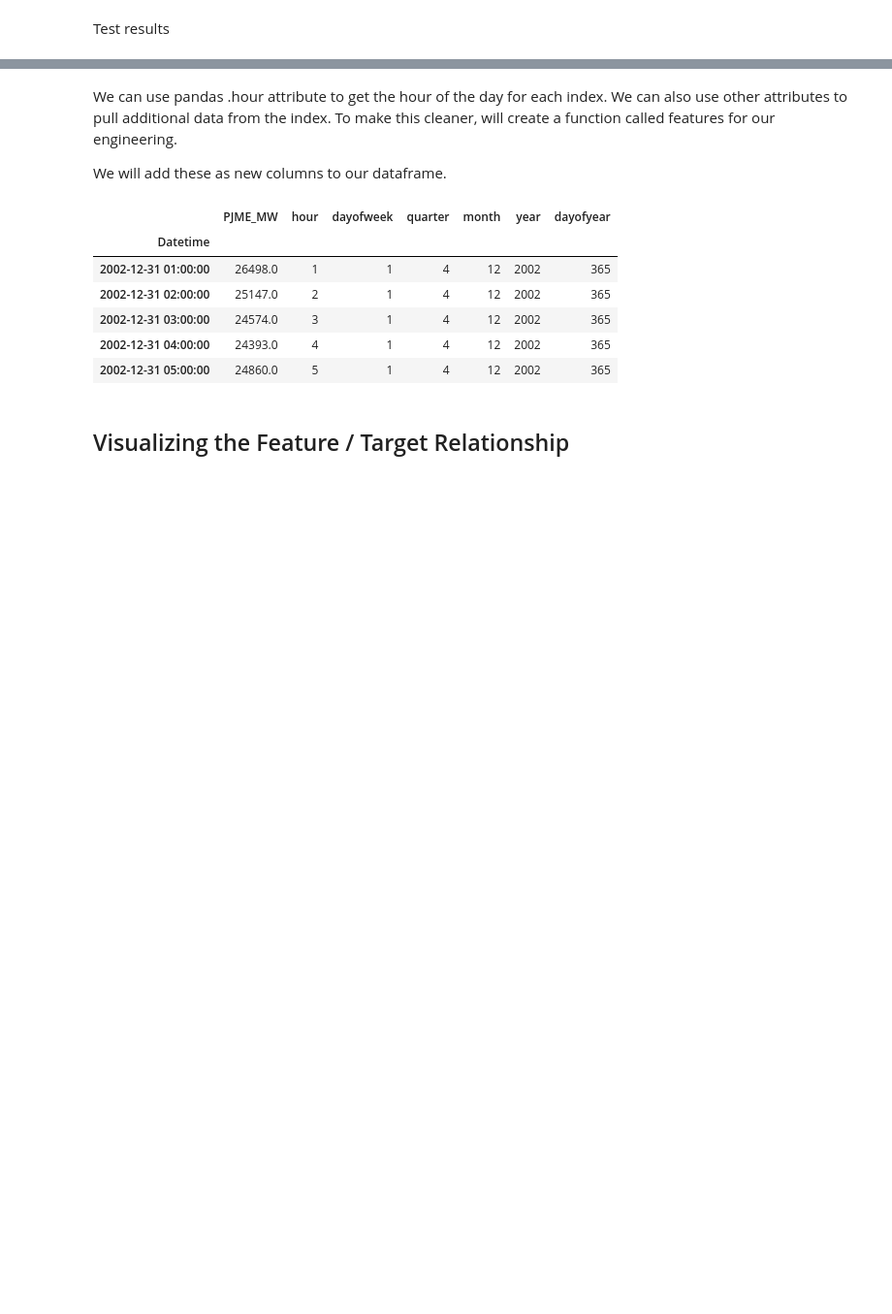
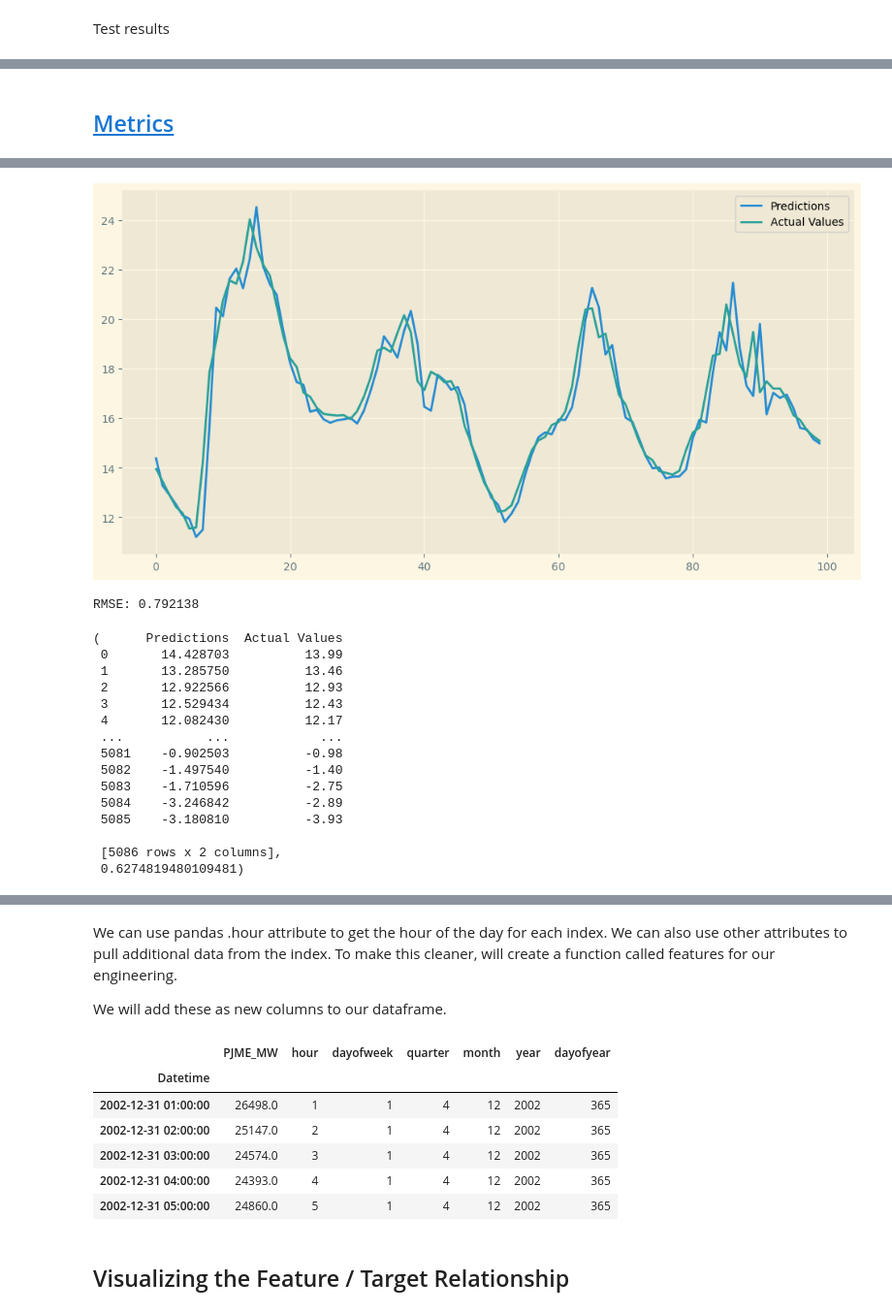
Before and after one commit to analyticsbyted/LSTM_weatherForecast, a Jupyter notebook: weatherForecast.ipynb, the cells around one changed output, grey strips where cells are left out. Shown at 97% size. Drawn from its saved outputs; the diff is of its cells as text; code cells hidden in the pictures; blank space fills up the shorter version.

```diff
--- a/weatherForecast.ipynb
+++ b/weatherForecast.ipynb
@@ -364,0 +352,13 @@ plt.plot(test_results['Actual Values'], 'r')
+# %% [markdown]
+## <a id='toc1_4_'></a>[Metrics](#toc0_)
+# %%
+from sklearn.metrics import mean_squared_error as mse
+
+def plot_predictions1(model, X, y, start=0, end=100):
+    """Plot the predictions of a given model on a given dataset"""
+    preds = model.predict(X).flatten()
+    df = pd.DataFrame(data={'Predictions': preds, 'Actual Values': y})
+    df[start:end].plot(figsize=(12, 6))
+    plt.show()
+    print(f"RMSE: {mse(y, preds, squared=False):4f}")
+    return df, mse(y, preds)
@@ -364,0 +382,3 @@ plt.plot(test_results['Actual Values'], 'r')
+# %%
+plot_predictions1(model1, X_test, y_test, start=0, end=100)
+# %% [output]
@@ -364,0 +386,17 @@ plt.plot(test_results['Actual Values'], 'r')
+[figure, added]
+RMSE: 0.792138
+(      Predictions  Actual Values
+ 0       14.428703          13.99
+ 1       13.285750          13.46
+ 2       12.922566          12.93
+ 3       12.529434          12.43
+ 4       12.082430          12.17
+ ...           ...            ...
+ 5081    -0.902503          -0.98
+ 5082    -1.497540          -1.40
+ 5083    -1.710596          -2.75
+ 5084    -3.246842          -2.89
+ 5085    -3.180810          -3.93
+
+ [5086 rows x 2 columns],
+ 0.6274819480109481)
```
Also changed, not shown: parts of 26 cells of this notebook, 4 other files.
